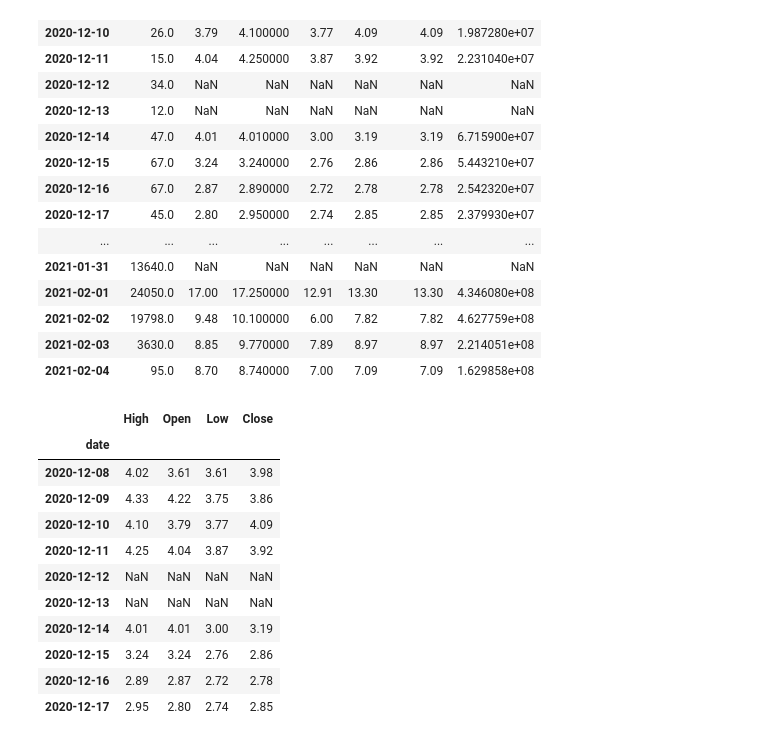
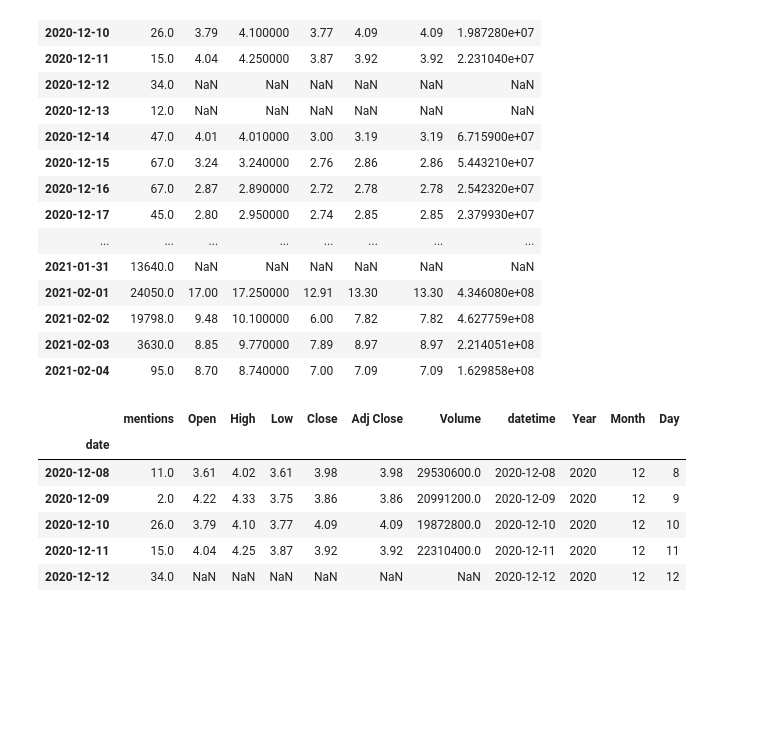
Before and after one commit to tylersojka/Final_Project_WSB, a Jupyter notebook: Machine learning/Linear Regression ML.ipynb, the cells around one changed output. Saved outputs shown, nothing was run; the diff lists cells and outputs as text; code cells hidden in the pictures; blank space fills up the shorter version.

Commit message:
Add files via upload
Updated date column

```diff
--- a/Machine learning/Linear Regression ML.ipynb
+++ b/Machine learning/Linear Regression ML.ipynb
@@ -81,26 +79,24 @@ amc_result
 | 2021-02-03 | 3630.0 | 8.85 | 9.770000 | 7.89 | 8.97 | 8.97 | 2.214051e+08 |
 | 2021-02-04 | 95.0 | 8.70 | 8.740000 | 7.00 | 7.09 | 7.09 | 1.629858e+08 |
 # %%
-# amc_result["Year"]=df["date"].dt.year
-# amc_result["Month"]=df["date"].dt.month
-# amc_result["Day"]=df["date"].dt.day
+amc_result['datetime']=amc_result.index.to_pydatetime()
+amc_result["Year"]=amc_result['datetime'].dt.year
+amc_result["Month"]=amc_result['datetime'].dt.month
+amc_result["Day"]=amc_result['datetime'].dt.day
+# amc_result['date2']=amc_result.index
+amc_result.head()
+# %% [output]
+|  | mentions | Open | High | Low | Close | Adj Close | Volume | datetime | Year | Month | Day |
+| date |  |  |  |  |  |  |  |  |  |  |  |
+| 2020-12-08 | 11.0 | 3.61 | 4.02 | 3.61 | 3.98 | 3.98 | 29530600.0 | 2020-12-08 | 2020 | 12 | 8 |
+| 2020-12-09 | 2.0 | 4.22 | 4.33 | 3.75 | 3.86 | 3.86 | 20991200.0 | 2020-12-09 | 2020 | 12 | 9 |
+| 2020-12-10 | 26.0 | 3.79 | 4.10 | 3.77 | 4.09 | 4.09 | 19872800.0 | 2020-12-10 | 2020 | 12 | 10 |
+| 2020-12-11 | 15.0 | 4.04 | 4.25 | 3.87 | 3.92 | 3.92 | 22310400.0 | 2020-12-11 | 2020 | 12 | 11 |
+| 2020-12-12 | 34.0 | NaN | NaN | NaN | NaN | NaN | NaN | 2020-12-12 | 2020 | 12 | 12 |
 # %%
-#add "Day","Month","Year"
-amc_result=amc_result[["High","Open","Low","Close"]]
-amc_result.head(10)
+# #add "Day","Month","Year"
+# amc_result=amc_result[["High","Open","Low","Close"]]
+# amc_result.head(10)
-# %% [output]
-|  | High | Open | Low | Close |
-| date |  |  |  |  |
-| 2020-12-08 | 4.02 | 3.61 | 3.61 | 3.98 |
-| 2020-12-09 | 4.33 | 4.22 | 3.75 | 3.86 |
-| 2020-12-10 | 4.10 | 3.79 | 3.77 | 4.09 |
-| 2020-12-11 | 4.25 | 4.04 | 3.87 | 3.92 |
-| 2020-12-12 | NaN | NaN | NaN | NaN |
-| 2020-12-13 | NaN | NaN | NaN | NaN |
-| 2020-12-14 | 4.01 | 4.01 | 3.00 | 3.19 |
-| 2020-12-15 | 3.24 | 3.24 | 2.76 | 2.86 |
-| 2020-12-16 | 2.89 | 2.87 | 2.72 | 2.78 |
-| 2020-12-17 | 2.95 | 2.80 | 2.74 | 2.85 |
 # %%
 #Separate Indepentdent and dependent variable
 # X = amc_result.iloc[:amc_result.columns !='Close']
```
Also changed, not shown: parts of 2 cells of this notebook.
